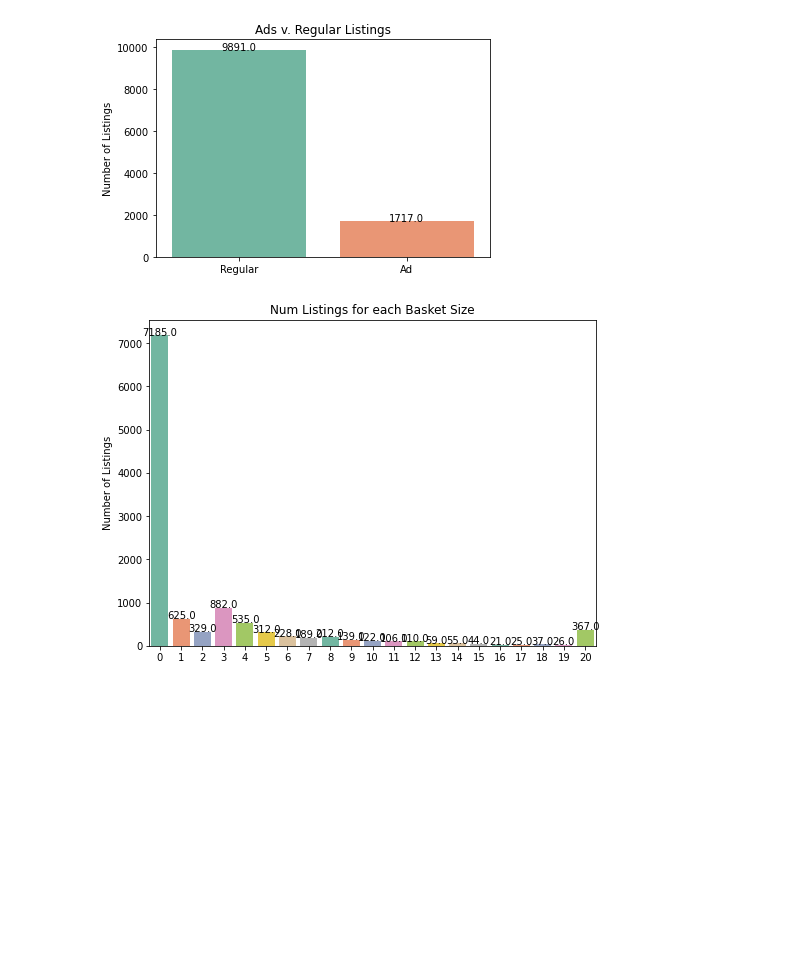
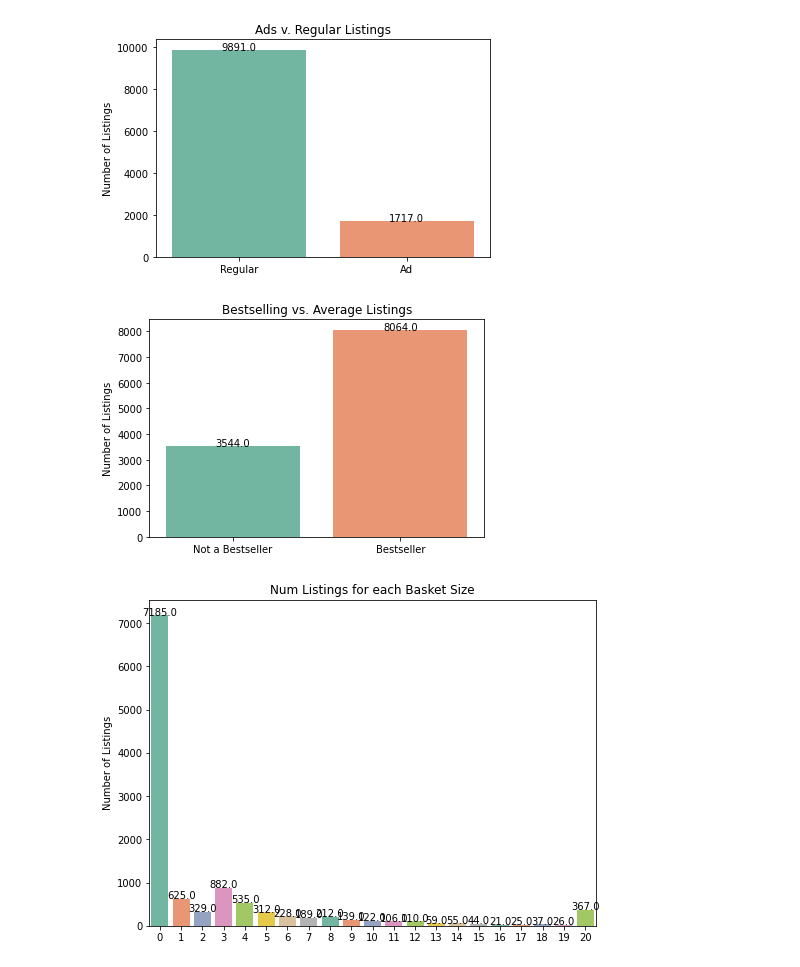
Before and after one commit to anastasiabizyayeva/Price_Etsymator, a Jupyter notebook: 01_EDA.ipynb, the cells around one changed output. Drawn from its saved outputs; the diff is of its cells as text; code cells hidden in the pictures; blank space fills up the shorter version.

```diff
--- a/01_EDA.ipynb
+++ b/01_EDA.ipynb
@@ -327,6 +329,14 @@ plot_bar(df_ad.index, df_ad.values, 'Ads v. Regular Listings',xticks_ad)
 plt.show()
 # %% [output]
 [figure]
+# %%
+xticks_best = ['Not a Bestseller', 'Bestseller']
+df_best = df['Is_Bestseller'].value_counts()
+plot_bar(df_best.index, df_best.values, 'Bestselling vs. Average Listings',xticks_best)
+
+plt.show()
+# %% [output]
+[figure, added]
 # %%
 figure(figsize=(8, 6))
 xticks_basket = [0,1,2,3,4,5,6,7,8,9,10,11,12,13,14,15,16,17,18,19,20]
```
Also changed, not shown: parts of 26 cells of this notebook.
